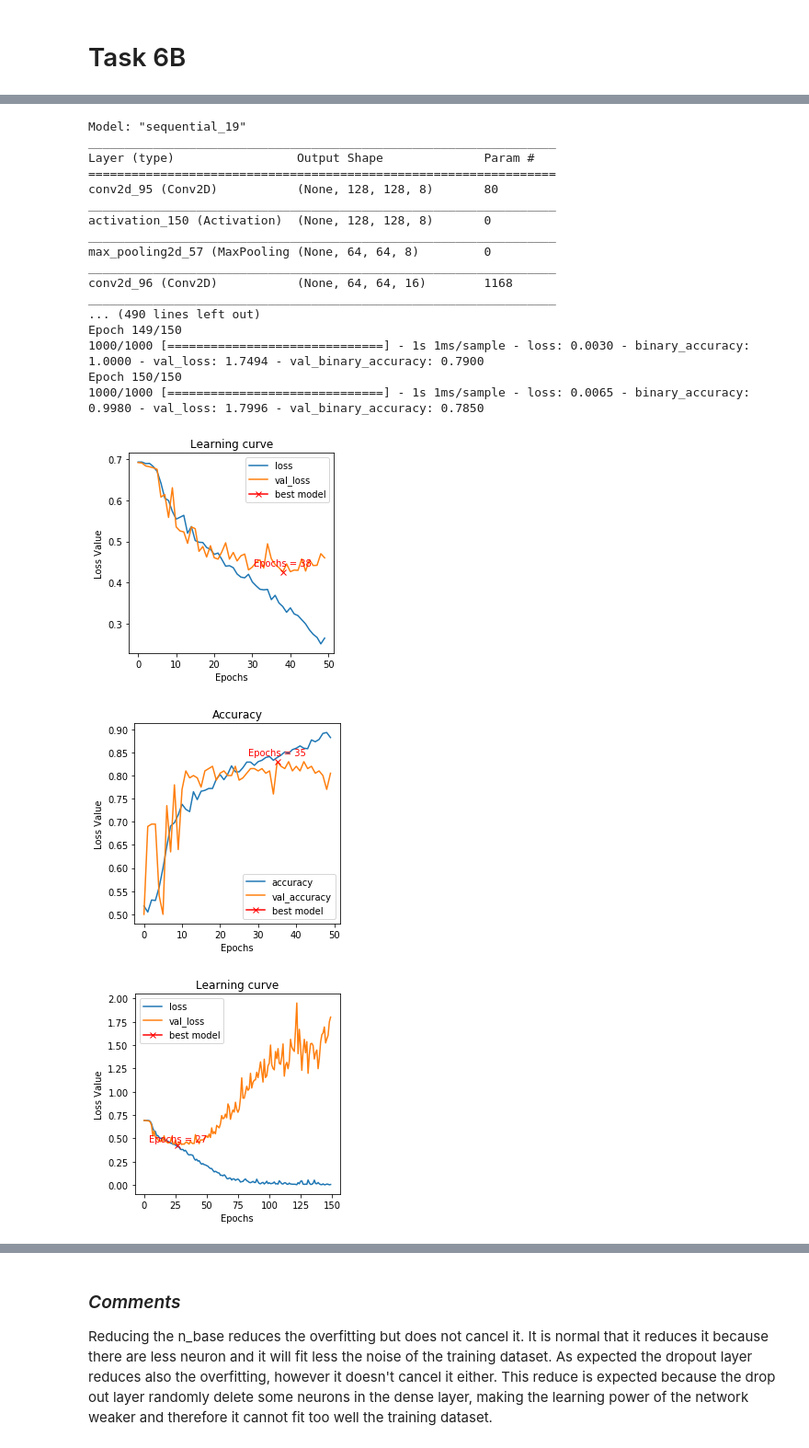
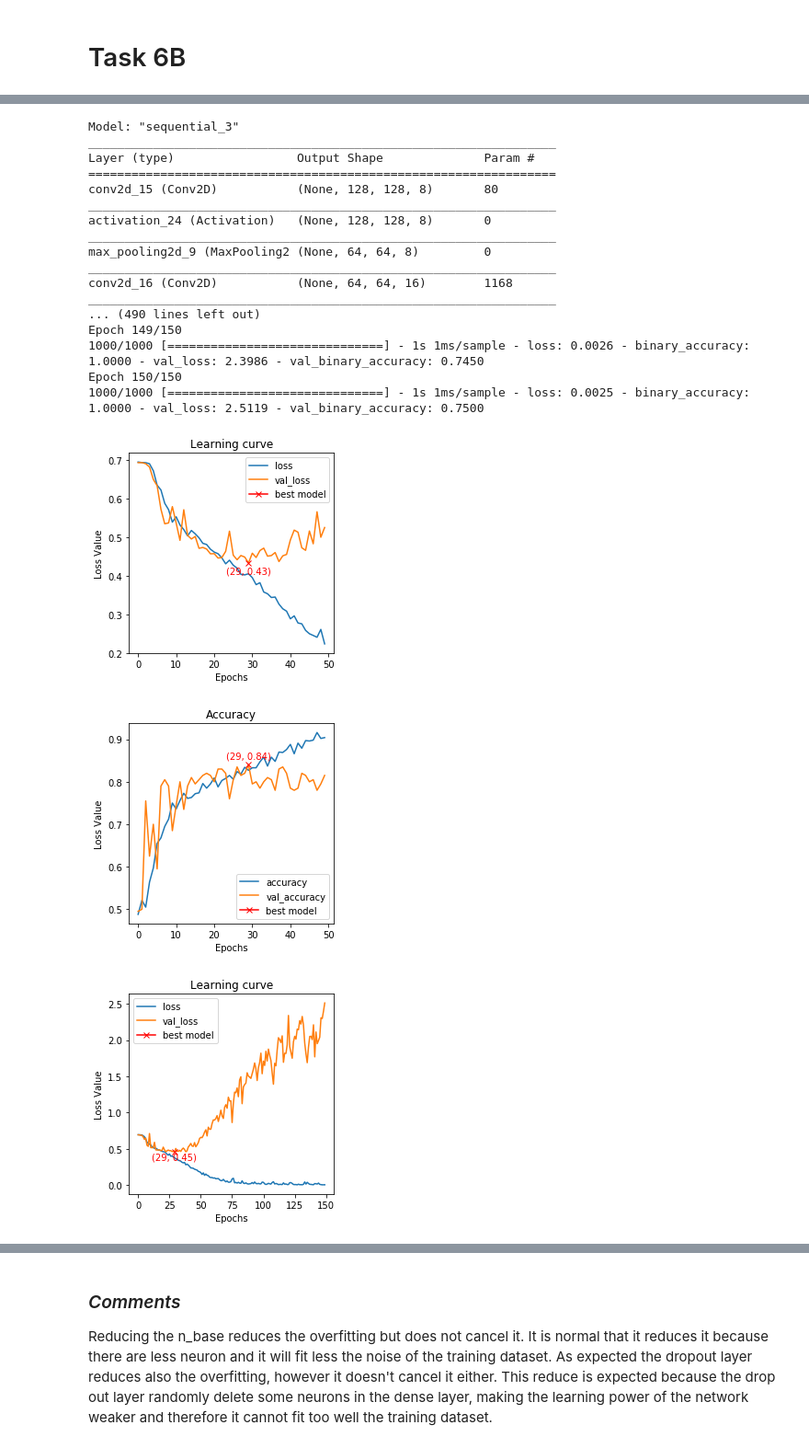
Before and after one commit to siyuankth/CM2003LAB1, a Jupyter notebook: Lab 2/Lab 2.ipynb, the cells around one changed output, grey strips where cells are left out. Shown at 92% size. Cells and saved outputs as stored; diff of their text form; code cells hidden in the pictures.

```diff
--- a/Lab 2/Lab 2.ipynb
+++ b/Lab 2/Lab 2.ipynb
@@ -297,12 +296,11 @@ for base in [8,16]:
     plt.title("Learning curve")
     plt.plot(clf_hist.history["loss"], label="loss")
     plt.plot(clf_hist.history["val_loss"], label="val_loss")
-    plt.plot( np.argmin(clf_hist.history["val_loss"]),
-             np.min(clf_hist.history["val_loss"]),
-             marker="x", color="r", label="best model")
-    plt.annotate('Epochs = ' + str(np.argmin(clf_hist.history["val_loss"])),
-                 xy = (np.argmin(clf_hist.history["val_loss"]), np.min(clf_hist.history["val_loss"]) + 0.01),
-                 horizontalalignment = "center", verticalalignment = "bottom", color = "red")
+    xmin = np.argmin(clf_hist.history["val_loss"])
+    ymin = np.min(clf_hist.history["val_loss"])
+    plt.plot( xmin, ymin, marker="x", color="r", label="best model")
+    plt.annotate('(' + str(xmin) + ', '+ str(round(ymin, 2)) + ')', xy = (xmin, ymin - 0.01),
+                 horizontalalignment = "center", verticalalignment = "top", color = "red")
     plt.xlabel("Epochs")
     plt.ylabel("Loss Value")
     plt.legend();
@@ -313,11 +311,10 @@ for base in [8,16]:
     plt.title("Accuracy")
     plt.plot(clf_hist.history["binary_accuracy"], label="accuracy")
     plt.plot(clf_hist.history["val_binary_accuracy"], label="val_accuracy")
-    plt.plot( np.argmax(clf_hist.history["val_binary_accuracy"]),
-             np.max(clf_hist.history["val_binary_accuracy"]),
-             marker="x", color="r", label="best model")
-    plt.annotate('Epochs = ' + str(np.argmax(clf_hist.history["val_binary_accuracy"])),
-                 xy = (np.argmax(clf_hist.history["val_binary_accuracy"]), np.max(clf_hist.history["val_binary_accuracy"]) + 0.01),
+    xmax = np.argmax(clf_hist.history["val_binary_accuracy"])
+    ymax = np.max(clf_hist.history["val_binary_accuracy"])
+    plt.plot( xmax, ymax, marker="x", color="r", label="best model")
+    plt.annotate('(' + str(xmax) + ', '+ str(round(ymax,2)) + ')', xy = (xmax, ymax + 0.01),
                  horizontalalignment = "center", verticalalignment = "bottom", color = "red")
     plt.xlabel("Epochs")
     plt.ylabel("Loss Value")
@@ -364,51 +361,49 @@ for n_epochs in [50, 150]:
     plt.figure(figsize=(4, 4))
     plt.title("Learning curve")
     plt.plot(clf_hist.history["loss"], label="loss")
     plt.plot(clf_hist.history["val_loss"], label="val_loss")
-    plt.plot( np.argmin(clf_hist.history["val_loss"]),
-             np.min(clf_hist.history["val_loss"]),
-             marker="x", color="r", label="best model")
-    plt.annotate('Epochs = ' + str(np.argmin(clf_hist.history["val_loss"])),
-                 xy = (np.argmin(clf_hist.history["val_loss"]), np.min(clf_hist.history["val_loss"]) + 0.01),
-                 horizontalalignment = "center", verticalalignment = "bottom", color = "red")
+    xmin = np.argmin(clf_hist.history["val_loss"])
+    ymin = np.min(clf_hist.history["val_loss"])
+    plt.plot( xmin, ymin, marker="x", color="r", label="best model")
+    plt.annotate('(' + str(xmin) + ', '+ str(round(ymin, 2)) + ')', xy = (xmin, ymin - 0.01),
+                 horizontalalignment = "center", verticalalignment = "top", color = "red")
     plt.xlabel("Epochs")
     plt.ylabel("Loss Value")
     plt.legend();
     plt.savefig('6B/loss_'+str(n_epochs)+'_with_dropout.png', dpi = 200)
 
     #Accuracy
     plt.figure(figsize=(4, 4))
     plt.title("Accuracy")
     plt.plot(clf_hist.history["binary_accuracy"], label="accuracy")
     plt.plot(clf_hist.history["val_binary_accuracy"], label="val_accuracy")
-    plt.plot( np.argmax(clf_hist.history["val_binary_accuracy"]),
-             np.max(clf_hist.history["val_binary_accuracy"]),
-             marker="x", color="r", label="best model")
-    plt.annotate('Epochs = ' + str(np.argmax(clf_hist.history["val_binary_accuracy"])),
-                 xy = (np.argmax(clf_hist.history["val_binary_accuracy"]), np.max(clf_hist.history["val_binary_accuracy"]) + 0.01),
+    xmax = np.argmax(clf_hist.history["val_binary_accuracy"])
+    ymax = np.max(clf_hist.history["val_binary_accuracy"])
+    plt.plot( xmax, ymax, marker="x", color="r", label="best model")
+    plt.annotate('(' + str(xmax) + ', '+ str(round(ymax,2)) + ')', xy = (xmax, ymax + 0.01),
                  horizontalalignment = "center", verticalalignment = "bottom", color = "red")
     plt.xlabel("Epochs")
     plt.ylabel("Loss Value")
     plt.legend();
     plt.savefig('6B/acc_'+str(n_epochs)+'_with_dropout.png', dpi = 200)
 # %% [output]
-Model: "sequential_19"
+Model: "sequential_3"
 _________________________________________________________________
 Layer (type)                 Output Shape              Param #
 =================================================================
-conv2d_95 (Conv2D)           (None, 128, 128, 8)       80
+conv2d_15 (Conv2D)           (None, 128, 128, 8)       80
 _________________________________________________________________
-activation_150 (Activation)  (None, 128, 128, 8)       0
+activation_24 (Activation)   (None, 128, 128, 8)       0
 _________________________________________________________________
-max_pooling2d_57 (MaxPooling (None, 64, 64, 8)         0
+max_pooling2d_9 (MaxPooling2 (None, 64, 64, 8)         0
 _________________________________________________________________
-conv2d_96 (Conv2D)           (None, 64, 64, 16)        1168
+conv2d_16 (Conv2D)           (None, 64, 64, 16)        1168
 _________________________________________________________________
 ... (490 lines left out)
 Epoch 149/150
-1000/1000 [==============================] - 1s 1ms/sample - loss: 0.0030 - binary_accuracy: 1.0000 - val_loss: 1.7494 - val_binary_accuracy: 0.7900
+1000/1000 [==============================] - 1s 1ms/sample - loss: 0.0026 - binary_accuracy: 1.0000 - val_loss: 2.3986 - val_binary_accuracy: 0.7450
 Epoch 150/150
-1000/1000 [==============================] - 1s 1ms/sample - loss: 0.0065 - binary_accuracy: 0.9980 - val_loss: 1.7996 - val_binary_accuracy: 0.7850
+1000/1000 [==============================] - 1s 1ms/sample - loss: 0.0025 - binary_accuracy: 1.0000 - val_loss: 2.5119 - val_binary_accuracy: 0.7500
-[figure, old version]
+[figure, new version]
-[figure, old version]
+[figure, new version]
-[figure, old version]
+[figure, new version]
```
Also changed, not shown: parts of 27 cells of this notebook.
